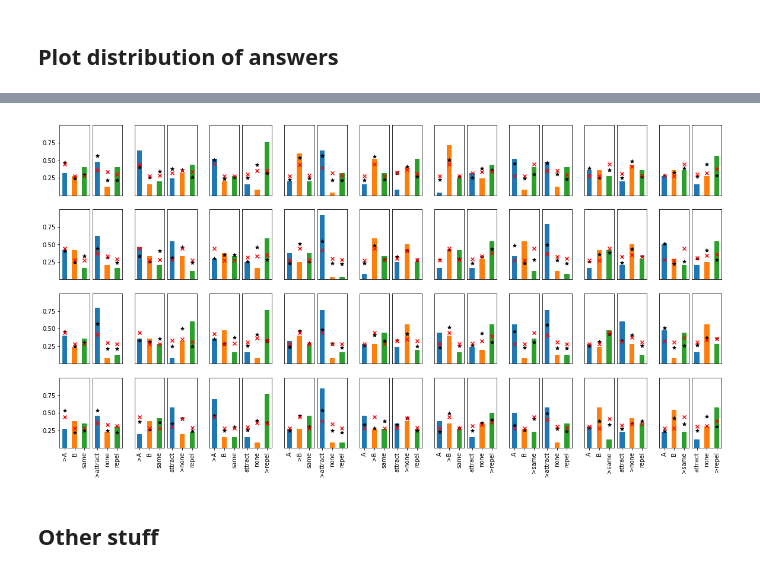
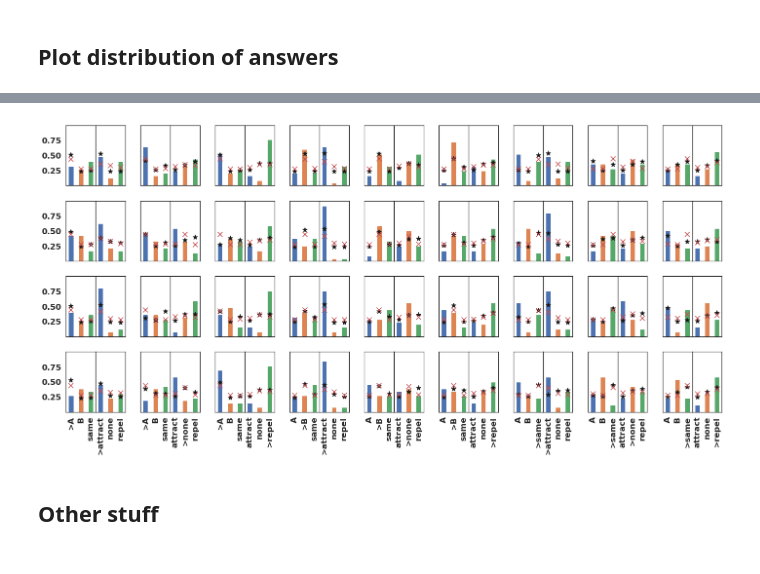
Before and after one commit to iamhectorotero/learning-physical-properties-with-rnns, a Jupyter notebook: cogsci_experiments/10. Is RNN softmax output a good predictor for human guesses.ipynb, the cells around one changed output, grey strips where cells are left out. Drawn from its saved outputs; the diff is of its cells as text; code cells hidden in the pictures.

```diff
--- a/cogsci_experiments/10. Is RNN softmax output a good predictor for human guesses.ipynb
+++ b/cogsci_experiments/10. Is RNN softmax output a good predictor for human guesses.ipynb
@@ -134,3 +121,5 @@ model_predictions_df.head()
+# %%
+model_predictions_df = model_predictions_df.reset_index()
 # %% [markdown]
 ## Load human results
 # %%
@@ -262,61 +270,84 @@ regressed_mass_with_rnn = softmax(passive_responses[[col + "_rnn" for col in MAS
 regressed_mass_with_io = softmax(passive_responses[[col + "_io" for col in MASS_CLASS_COLS]].values, io_temperature)
 regressed_force_with_rnn = softmax(passive_responses[[col + "_rnn" for col in FORCE_CLASS_COLS]].values, rnn_temperature)
 regressed_force_with_io = softmax(passive_responses[[col + "_io" for col in FORCE_CLASS_COLS]].values, io_temperature)
+# %%
+dataframe_to_compare_relevant_trials = pd.DataFrame(columns=["A_rnn", "B_rnn", "same_rnn"]+
+                                                            ["A_io", "B_io", "same_io"]+
+                                                            ["attract_rnn", "none_rnn", "repel_rnn"]+
+                                                            ["attract_io", "none_io", "repel_io"])
+
+for col in ["index", "A_human_per", "B_human_per", "same_human_per", "attract_human_per", "none_human_per", "repel_human_per", "true_mass", "true_rel"]:
+    dataframe_to_compare_relevant_trials[col] = passive_responses[col]
+
+dataframe_to_compare_relevant_trials[["A_rnn", "B_rnn", "same_rnn"]] = regressed_mass_with_rnn
+dataframe_to_compare_relevant_trials[["A_io", "B_io", "same_io"]] = regressed_mass_with_io
+dataframe_to_compare_relevant_trials[["attract_rnn", "none_rnn", "repel_rnn"]] = regressed_force_with_rnn
+dataframe_to_compare_relevant_trials[["attract_io", "none_io", "repel_io"]] = regressed_force_with_io
+
+dataframe_to_compare_relevant_trials.to_hdf("data/dataframe_to_compare_relevant_trials.h5", key="key")
+# %%
+import seaborn as sns
+
+sns.set(font_scale=1.5)
+sns.set_style("white")
+plt.rc('font', weight='bold')
 # %%
 nrows = 4
 ncols = 9
 fig = plt.figure(figsize=(20, 10))
-outer = gridspec.GridSpec(nrows, ncols, wspace=0.2, hspace=0.2)
+outer = gridspec.GridSpec(nrows, ncols, wspace=0.05, hspace=0.05)
 
 for i in range(36):
-    inner = gridspec.GridSpecFromSubplotSpec(1, 2, subplot_spec=outer[i], wspace=0.1, hspace=0.1)
+    inner = gridspec.GridSpecFromSubplotSpec(1, 2, subplot_spec=outer[i], wspace=0.0, hspace=0.1)
 
     ax1 = plt.Subplot(fig, inner[0])
     passive_responses[["A_human_per", "B_human_per", "same_human_per"]].iloc[i].plot(kind="bar", ax=ax1)
     xticks = ax1.get_xticks()
-    ax1.scatter(xticks, regressed_mass_with_rnn[i], zorder=10, c="k", marker="*")
-    ax1.scatter(xticks, regressed_mass_with_io[i], zorder=10, c="r", marker="x")
+    ax1.scatter(xticks, regressed_mass_with_rnn[i], zorder=10, c="k", marker="*", s=100)
+    ax1.scatter(xticks, regressed_mass_with_io[i], zorder=10, c="r", marker="x", s=100)
     ax1.set_ylim(0, 1)
 
     ax2 = plt.Subplot(fig, inner[1])
     passive_responses[["attract_human_per", "none_human_per", "repel_human_per"]].iloc[i].plot(kind="bar", ax=ax2)
     xticks = ax2.get_xticks()
-    ax2.scatter(xticks, regressed_force_with_rnn[i], zorder=10, c="k", marker="*")
-    ax2.scatter(xticks, regressed_force_with_io[i], zorder=10, c="r", marker="x")
+    ax2.scatter(xticks, regressed_force_with_rnn[i], zorder=10, c="k", marker="*", s=100)
+    ax2.scatter(xticks, regressed_force_with_io[i], zorder=10, c="r", marker="x", s=100)
     ax2.set_ylim(0, 1)
 
     row = i // ncols
     if row != (nrows - 1):
         ax1.set_xticks([])
         ax2.set_xticks([])
     else:
         mass_labels = []
         for label in MASS_CLASS_COLS:
             if label == passive_responses.iloc[i].true_mass:
                 label = ">" + label
             mass_labels.append(label)
         ax1.set_xticklabels(mass_labels)
 
         rel_labels = []
         for label in FORCE_CLASS_COLS:
             if label == passive_responses.iloc[i].true_rel:
                 label = ">" + label
             rel_labels.append(label)
         ax2.set_xticklabels(rel_labels)
 
     ax2.set_yticks([])
     col = i % ncols
     if col != 0:
         ax1.set_yticks([])
     else:
         ax1.set_yticks([0.25, 0.5, 0.75])
 
     fig.add_subplot(ax1)
     fig.add_subplot(ax2)
 
-fig.show()
+# fig.show()
+outer.tight_layout(fig)
+plt.savefig("/home/hector/Downloads/index.pdf")
 # %% [output]
-[figure, old version]
+[figure, new version]
 # %% [markdown]
 ## Other stuff
 # %%
```
Also changed, not shown: parts of 18 cells of this notebook, 7 other files.
